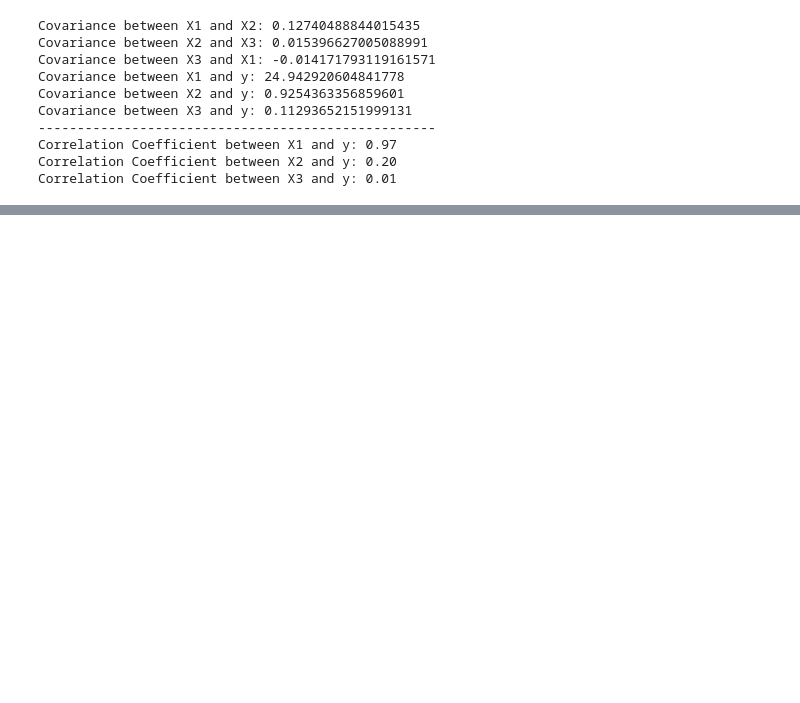
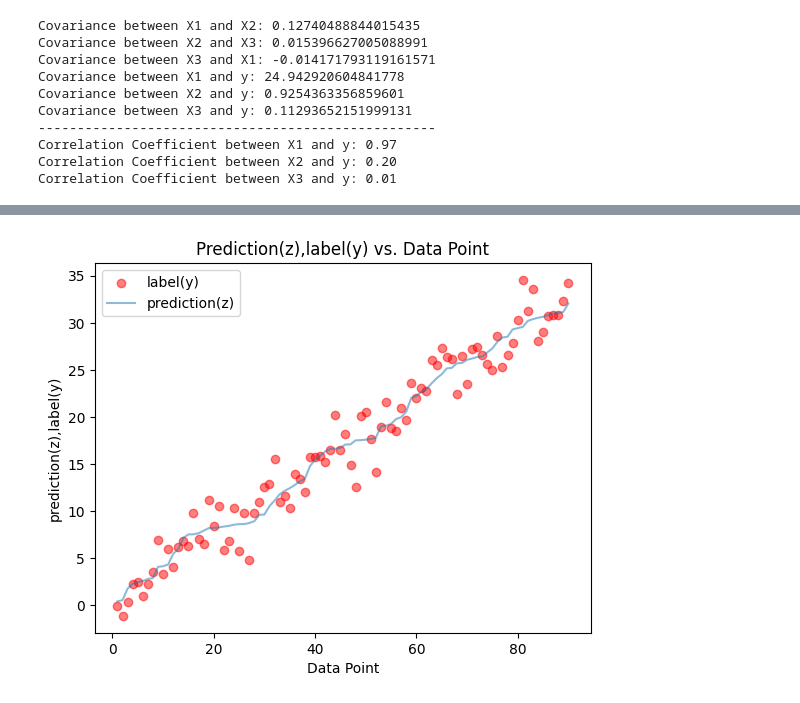
Before and after one commit to Asterisk07/ELL409-Machine-Learning-Coursework, a Jupyter notebook: assignment-01/code/q3_yajat/q3_dumy.ipynb, the cells around one changed output, grey strips where cells are left out. Cells and saved outputs as stored; diff of their text form; code cells hidden in the pictures; blank space fills up the shorter version.

```diff
--- a/assignment-01/code/q3_yajat/q3_dumy.ipynb
+++ b/assignment-01/code/q3_yajat/q3_dumy.ipynb
@@ -33,6 +33,11 @@ from sklearn.metrics import mean_absolute_error, mean_squared_error, r2_score
 #         model = nn.Linear(input_size, 1).double()
 #         torch.save(model, model_file_path)
 #     return model
+# %%
+def newprediction(predictions,y_test,X_test,n):
+    #loop used to extract few records for prediction of model on new data points
+
+    print("prediction=",predictions[n],"target=",y_test[n],"inputs=",X_test[n])
 # %%
 #function to train the model
 def modeltrain(X_train, y_train,l2_lambda=0.01):  # Specify the regularization strength (lambda)
@@ -67,11 +72,12 @@ def modeltrain(X_train, y_train,l2_lambda=0.01):  # Specify the regularization s
 
 def modeltest(X_test,y_test,model):
     print("Testing starting")
-
+    # print(X_test)
     # Assuming 'model' is your trained linear regression model
 
     with torch.no_grad():
         predictions = model(X_test)
+    # print(predictions[0])
 
 
 
@@ -79,8 +85,9 @@ def modeltest(X_test,y_test,model):
 
     correct_pred=0
     for i in range(len(predictions)):
-
-        if(abs(predictions[i]-y_test[i])<0.5):
+        # print(i)
+        # print('hi there',predictions[i],y_test[i])
+        if(abs(predictions[i]-y_test[i].item())<0.5):
 
             correct_pred+=1
     mean_accuracy=(correct_pred/len(predictions))*100
@@ -89,7 +96,8 @@ def modeltest(X_test,y_test,model):
     #loop used to extract few records for prediction of model on new data points
     # for i in range(8):
     #     print("prediction=",predictions[i],"target=",y_test[i],X_test[i][0])
-
+    n=3
+    newprediction(predictions,X_test,y_test,n)
 
     #Calculation of mae,mse and r2 squared
     mae = (mean_absolute_error(y_test, predictions))
@@ -281,3 +289,5 @@ def all_features():
 
     create_plot(X_test,y_test,pred)
     # return X_test
+all_features()
+# %% [output]
@@ -284,3 +314,4 @@ def all_features():
+[figure, added]
 # %%
 #Function  to remove any one features and train the model
 
```
Also changed, not shown: parts of 6 cells of this notebook.
